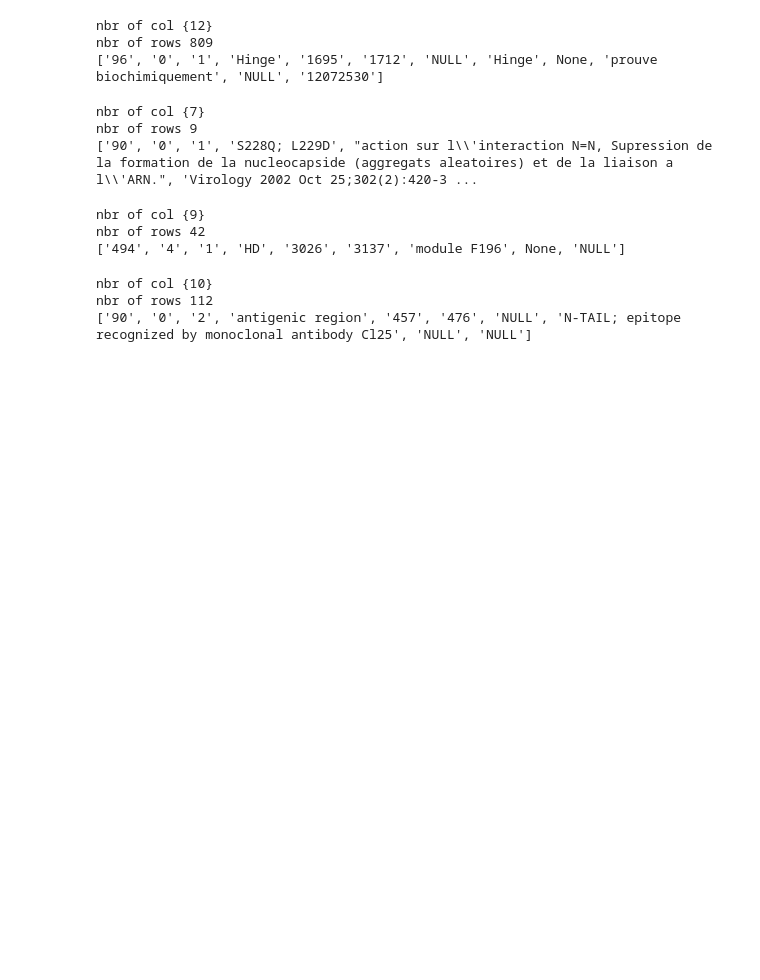
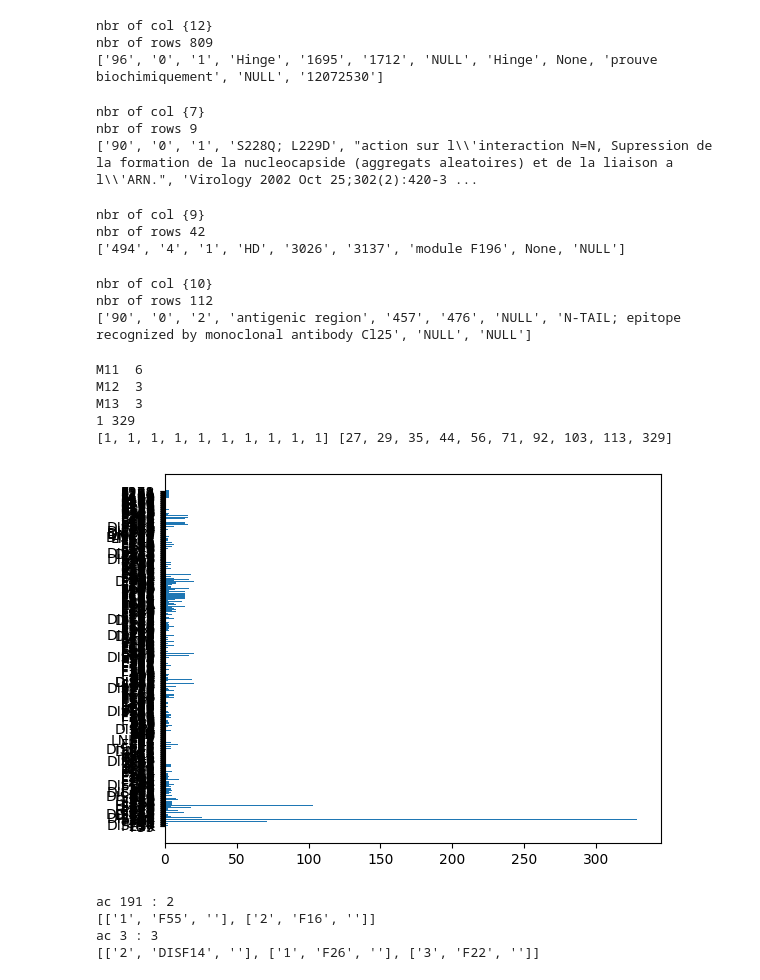
Before and after one commit to wildevince/Testymolo, a Jupyter notebook: testymolo/datamolo/scr/sql_to_csv.ipynb, the cells around one changed output. Saved outputs shown, nothing was run; the diff lists cells and outputs as text; code cells hidden in the pictures; blank space fills up the shorter version.

```diff
--- a/testymolo/datamolo/scr/sql_to_csv.ipynb
+++ b/testymolo/datamolo/scr/sql_to_csv.ipynb
@@ -340,3 +340,75 @@ print(Prot_RI[0])
 nbr of col {10}
 nbr of rows 112
 ['90', '0', '2', 'antigenic region', '457', '476', 'NULL', 'N-TAIL; epitope recognized by monoclonal antibody Cl25', 'NULL', 'NULL']
+# %%
+import matplotlib.pyplot as plt
+import numpy as np
+
+Items:dict = {}
+for item in ModO_Composition:
+    fam_id = item[2]
+    if fam_id in Items:
+        Items[fam_id] += 1
+    else :
+        Items[fam_id] = 1
+# dict[fam.id] = nbr_sequence
+
+Counts: dict = {}
+for k, v in Items.items():
+    if v in Counts:
+        Counts[str(v)] += 1
+    else :
+        Counts[str(v)] = 1
+
+X: list = [int(val) for val in Counts.keys()]
+Y: list = Counts.values()
+count: list = list(Items.values())
+count.sort()
+
+print("M11 ", Items["M11"])
+print("M12 ", Items["M12"])
+print("M13 ", Items["M13"])
+
+#print(X)
+#print(Y)
+#plt.scatter(X,Y)
+
+print(min(Items.values()),max(Items.values()))
+print(count[:10], count[-10:])
+
+y_pos = np.arange(len(Items.keys()))
+plt.barh(y_pos, Items.values())
+plt.yticks(y_pos, Items.keys())
+plt.show()
+
+
+#ones:int = 0
+#for c in count:
+#    if c == 1:
+#        ones += 1
+#print("ones : ", ones)
+# %% [output]
+M11  6
+M12  3
+M13  3
+1 329
+[1, 1, 1, 1, 1, 1, 1, 1, 1, 1] [27, 29, 35, 44, 56, 71, 92, 103, 113, 329]
+[figure, added]
+# %%
+def get_family(ac:str, _print=True):
+    result:list = []
+    for item in ModO_Composition:
+        if(item[0] == ac):
+            result.append(item[1:])
+    if(_print):
+        print(f"ac {ac} : {len(result)}")
+    return(result)
+
+print(get_family("191"))
+
+print(get_family("3"))
+# %% [output]
+ac 191 : 2
+[['1', 'F55', ''], ['2', 'F16', '']]
+ac 3 : 3
+[['2', 'DISF14', ''], ['1', 'F26', ''], ['3', 'F22', '']]
```
Also changed, not shown: parts of 7 cells of this notebook.
